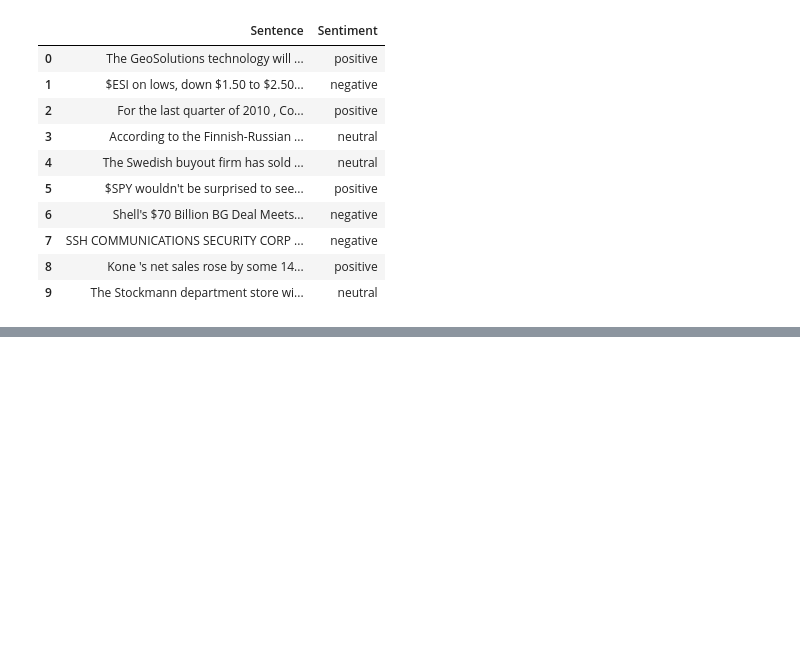
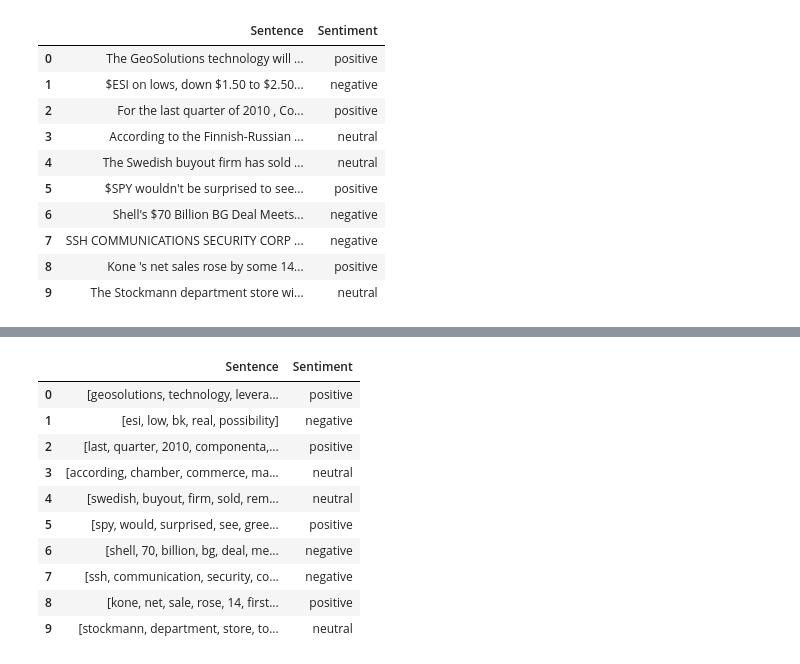
Before and after one commit to caua-braga-de-lima/news_sentiment_analyzer, a Jupyter notebook: PERSPECTIVA_ANALÍTICA.ipynb, the cells around one changed output, grey strips where cells are left out. Drawn from its saved outputs; the diff is of its cells as text; code cells hidden in the pictures; blank space fills up the shorter version.

```diff
--- a/PERSPECTIVA_ANALÍTICA.ipynb
+++ b/PERSPECTIVA_ANALÍTICA.ipynb
@@ -54,0 +91,21 @@ As técnicas de remoção de caracteres especiais, remoção de StopWords, Lemat
+# %%
+#REMOÇÃO DE LINKS DA COLUNA "SENTENCE" DO DATASET:
+def remove_links(sentence):
+    link_padrao = re.compile(r'https?://\S+|www\.\S+')
+    sentenca_sem_links = re.sub(link_padrao, '', sentence)
+
+    return sentenca_sem_links
+
+# Exemplo de uso
+noticia_sem_links = [remove_links(sentenca) for sentenca in noticia_nao_repetida]
+# %%
+#TOKENIZAÇÃO DA COLUNA "SENTENCE":
+noticia_tokens = [nltk.word_tokenize(noticia) for noticia in noticia_sem_links]
+
+#NORMALIZAÇÃO DA COLUNA "SENTENCE":
+noticia_normalizado = [None]*len(noticia_tokens)
+for i in range (len(noticia_tokens)):
+  noticia_normalizado[i] = [word.lower() for word in noticia_tokens[i] if word.isalnum()]
+
+#NORMALIZAÇÃO DA COLUNA "SENTIMENT":
+sentimento_normalizado = [word.lower() for word in sentimento_nao_repetido if word.isalpha]
@@ -54,0 +124,18 @@ As técnicas de remoção de caracteres especiais, remoção de StopWords, Lemat
+# %%
+#ARMAZENAMENTO DOS DADOS TRATADOS EM UM NOVO DATASET:
+novo_dataset = pd.DataFrame({'Sentence':noticia_lematizado, 'Sentiment':sentimento_normalizado})
+
+#AMOSTRA DOS DADOS TRATADOS:
+novo_dataset.head(10)
+# %% [output]
+|  | Sentence | Sentiment |
+| 0 | [geosolutions, technology, levera... | positive |
+| 1 | [esi, low, bk, real, possibility] | negative |
+| 2 | [last, quarter, 2010, componenta,... | positive |
+| 3 | [according, chamber, commerce, ma... | neutral |
+| 4 | [swedish, buyout, firm, sold, rem... | neutral |
+| 5 | [spy, would, surprised, see, gree... | positive |
+| 6 | [shell, 70, billion, bg, deal, me... | negative |
+| 7 | [ssh, communication, security, co... | negative |
+| 8 | [kone, net, sale, rose, 14, first... | positive |
+| 9 | [stockmann, department, store, to... | neutral |
```
Also changed, not shown: parts of 14 cells of this notebook.
